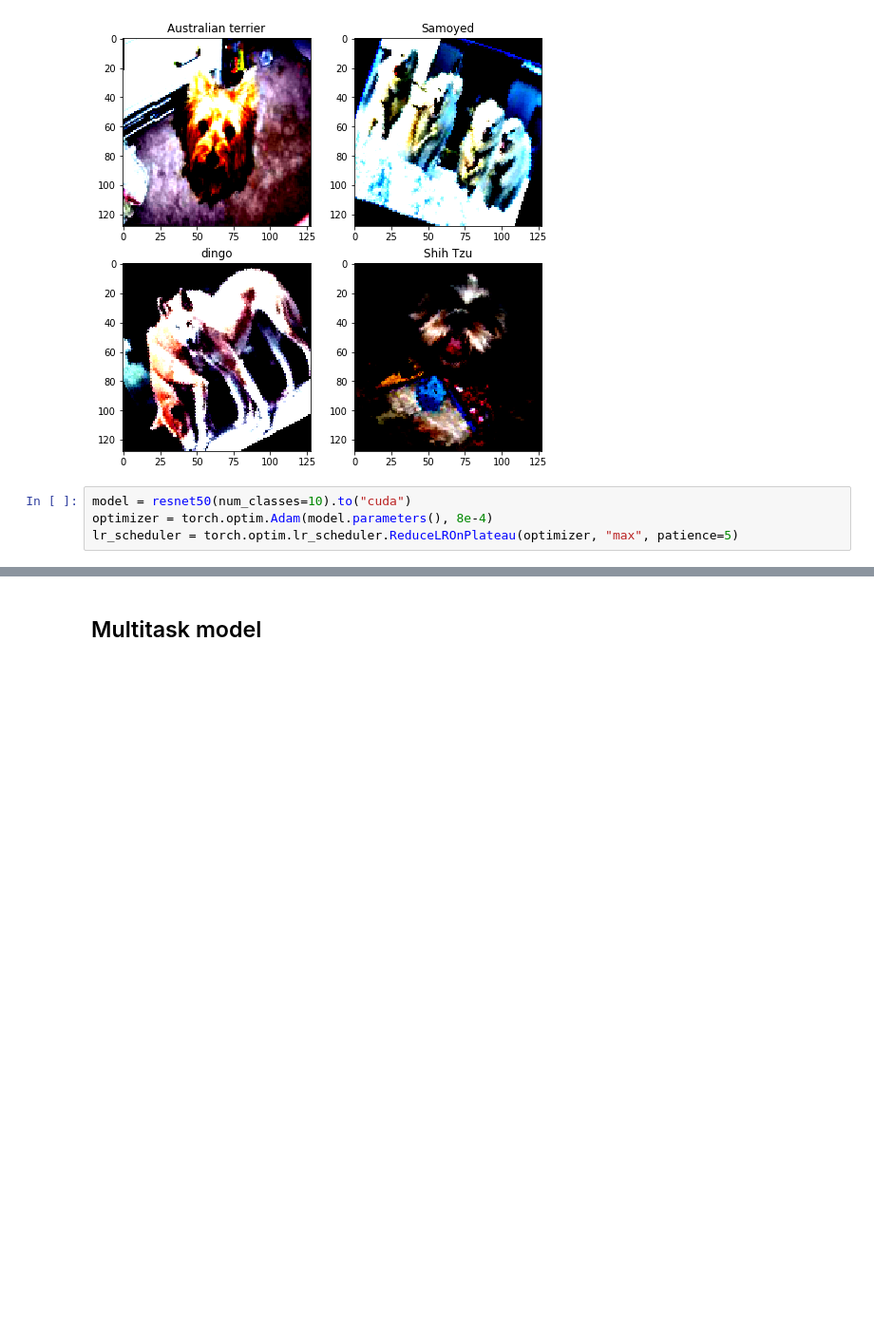
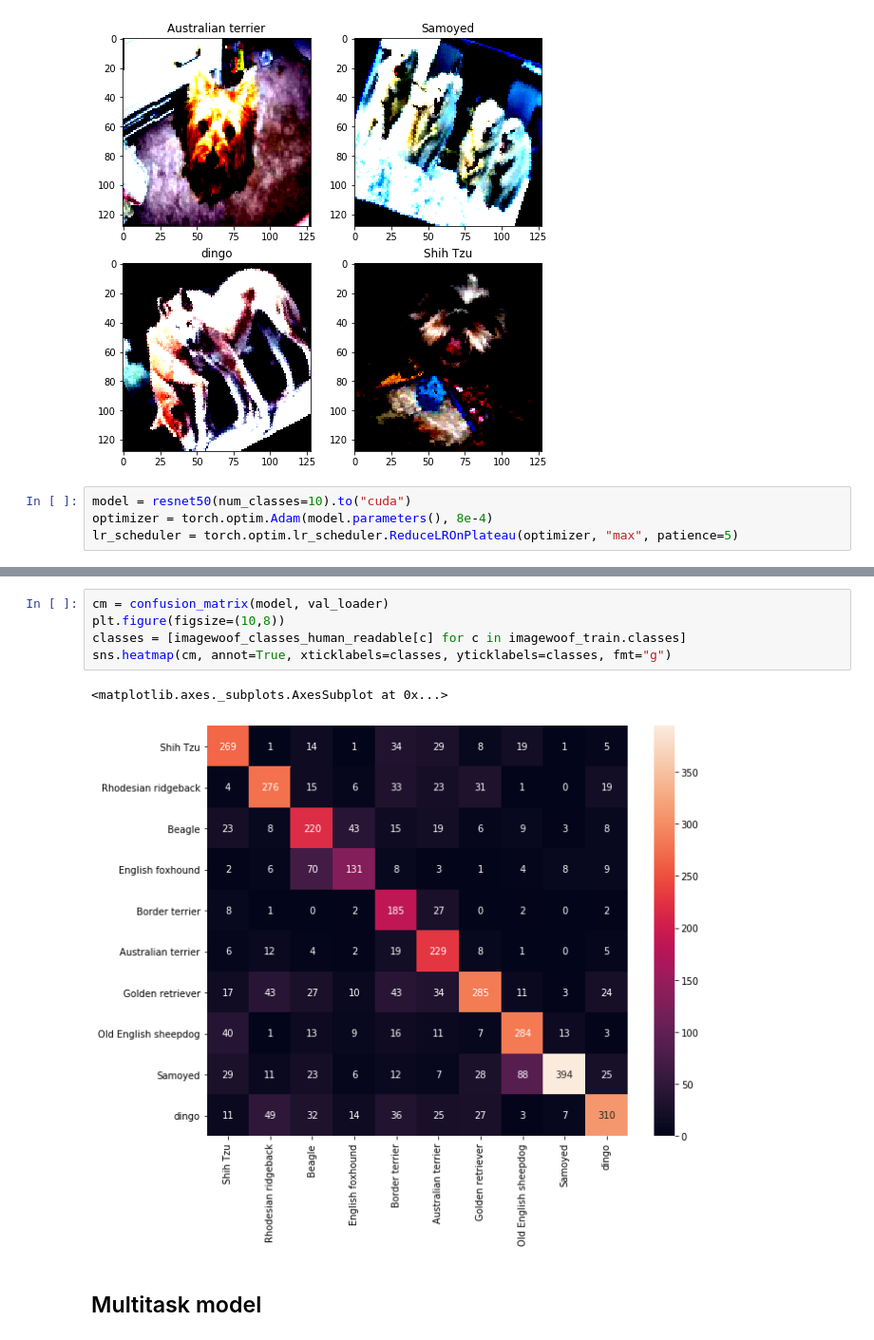
Before and after one commit to iakremnev/multitask-classification, a Jupyter notebook: pipeline.ipynb, the cells around one changed output, grey strips where cells are left out. Shown at 95% size. Saved outputs shown, nothing was run; the diff lists cells and outputs as text; blank space fills up the shorter version.

```diff
--- a/pipeline.ipynb
+++ b/pipeline.ipynb
@@ -234,3 +242,11 @@ val_accuracy[-10:]
+# %%
+cm = confusion_matrix(model, val_loader)
+plt.figure(figsize=(10,8))
+classes = [imagewoof_classes_human_readable[c] for c in imagewoof_train.classes]
+sns.heatmap(cm, annot=True, xticklabels=classes, yticklabels=classes, fmt="g")
+# %% [output]
+<matplotlib.axes._subplots.AxesSubplot at 0x...>
+[figure, added]
 # %% [markdown]
 ## Multitask model
 # %%
```
Also changed, not shown: parts of 18 cells of this notebook.
